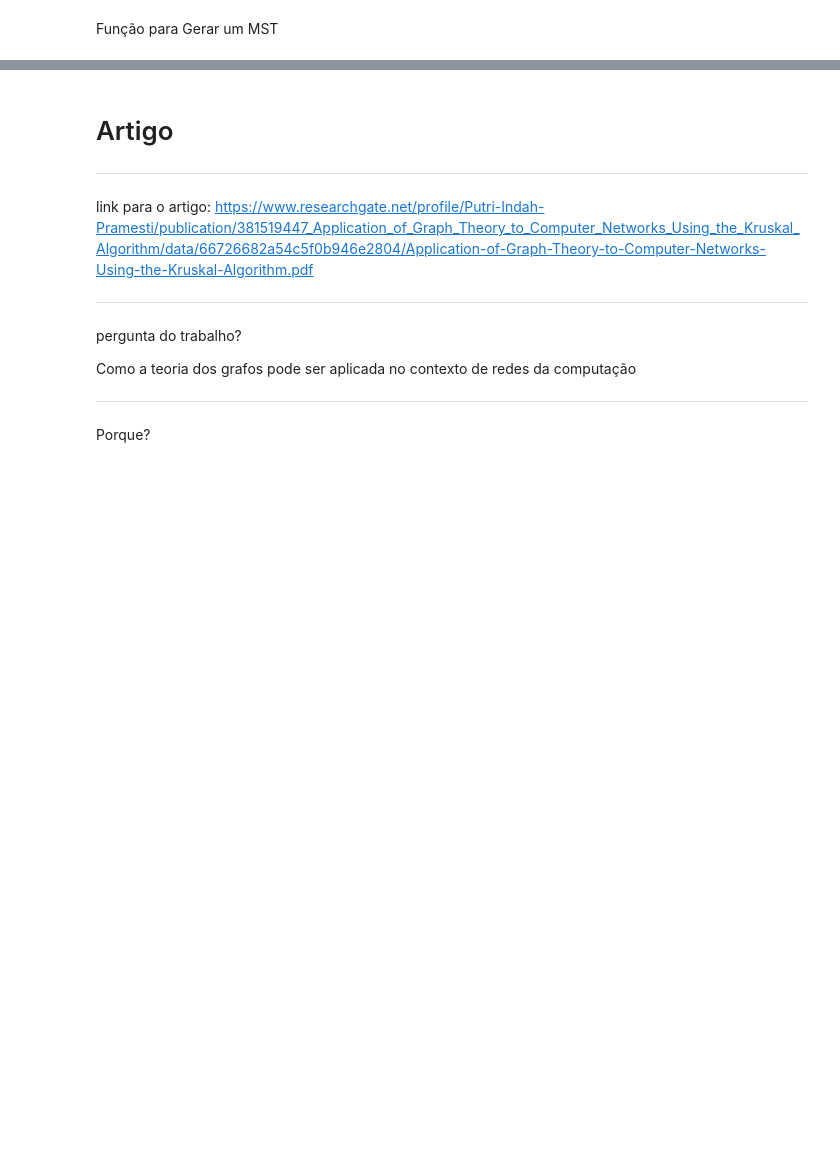
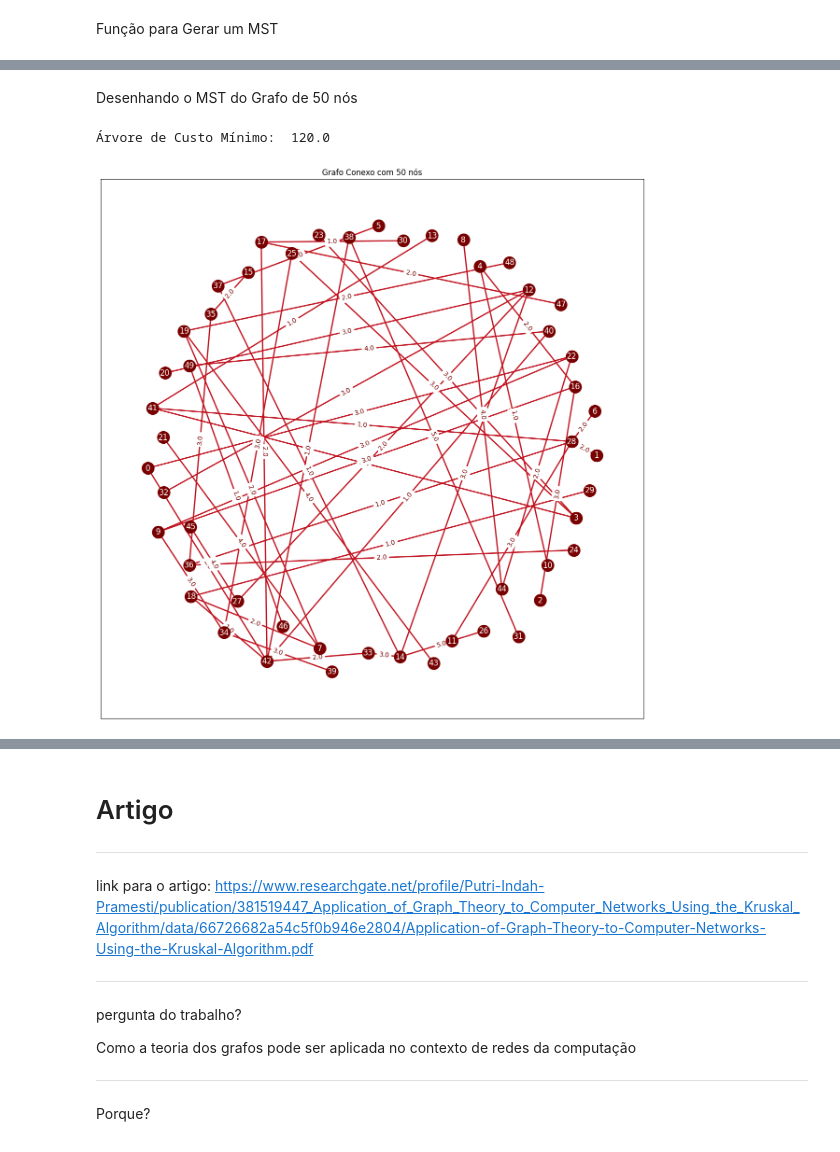
Before and after one commit to mxtqnt/Grafos, a Jupyter notebook: TrabalhoGrafos.ipynb, the cells around one changed output, grey strips where cells are left out. Drawn from its saved outputs; the diff is of its cells as text; code cells hidden in the pictures; blank space fills up the shorter version.

```diff
--- a/TrabalhoGrafos.ipynb
+++ b/TrabalhoGrafos.ipynb
@@ -315,0 +330,10 @@ Graph with 100 nodes and 182 edges
+# %% [markdown]
+Desenhando o MST do Grafo de 50 nós
+# %%
+lista_aresta = sortAresta(matrizes_custo[1])
+_,k= KruskalMST(lista_aresta)
+
+desenhar_grafo(gerar_MST(50,k),50)
+# %% [output]
+Árvore de Custo Mínimo:  120.0
+[figure, added]
```
Also changed, not shown: parts of 7 cells of this notebook.
